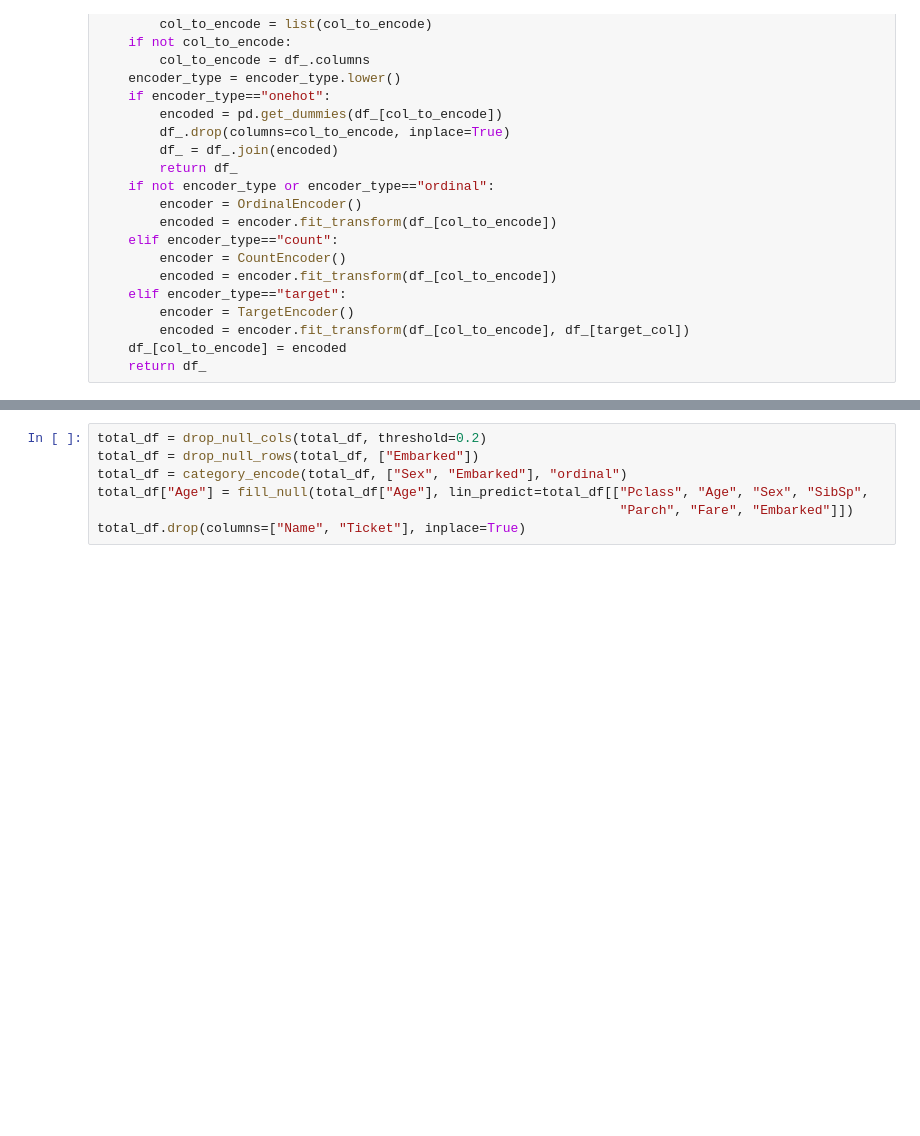
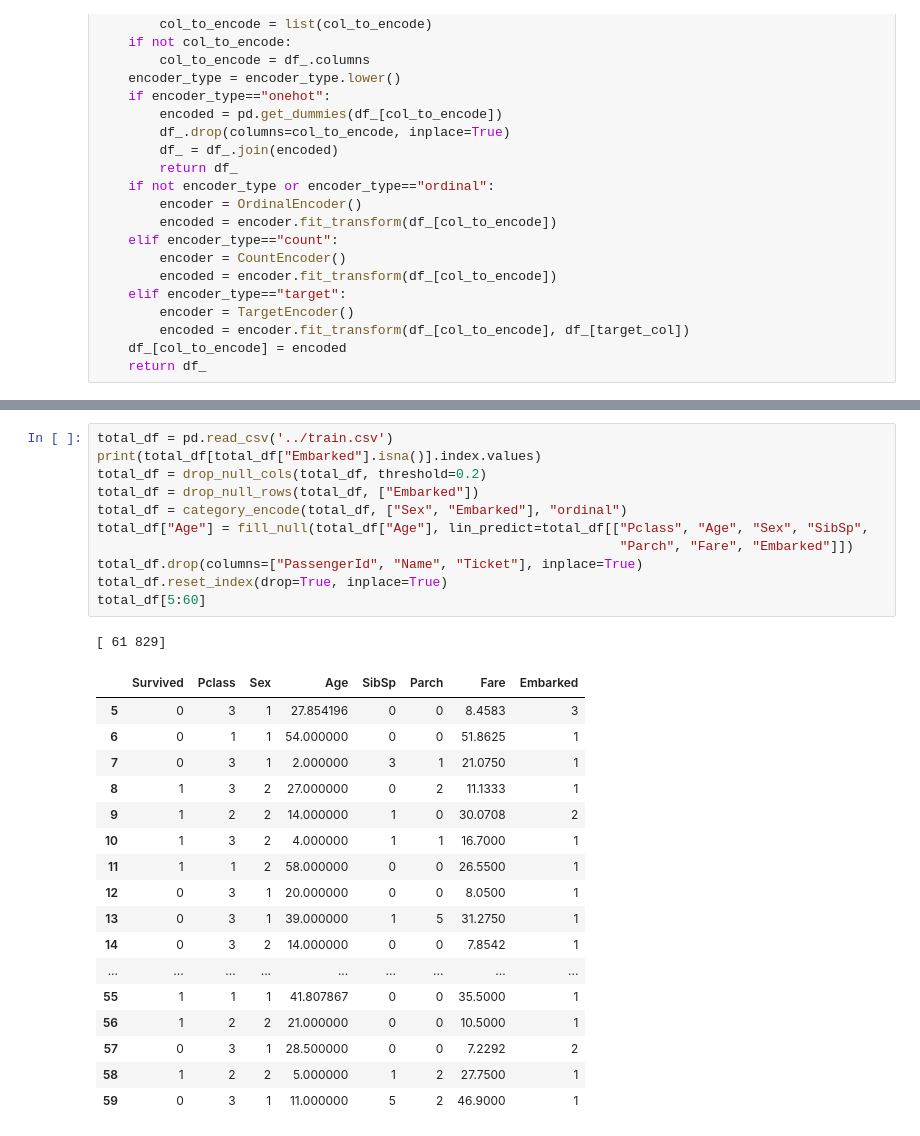
Before and after one commit to ParthivNaresh/ML_Library, a Jupyter notebook: ML_API.ipynb, the cells around one changed output, grey strips where cells are left out. Drawn from its saved outputs; the diff is of its cells as text; blank space fills up the shorter version.

```diff
--- a/ML_API.ipynb
+++ b/ML_API.ipynb
@@ -262,7 +288,30 @@ total_df
 # %%
+total_df = pd.read_csv('../train.csv')
+print(total_df[total_df["Embarked"].isna()].index.values)
 total_df = drop_null_cols(total_df, threshold=0.2)
 total_df = drop_null_rows(total_df, ["Embarked"])
 total_df = category_encode(total_df, ["Sex", "Embarked"], "ordinal")
 total_df["Age"] = fill_null(total_df["Age"], lin_predict=total_df[["Pclass", "Age", "Sex", "SibSp",
                                                                    "Parch", "Fare", "Embarked"]])
-total_df.drop(columns=["Name", "Ticket"], inplace=True)
+total_df.drop(columns=["PassengerId", "Name", "Ticket"], inplace=True)
+total_df.reset_index(drop=True, inplace=True)
+total_df[5:60]
+# %% [output]
+[ 61 829]
+|  | Survived | Pclass | Sex | Age | SibSp | Parch | Fare | Embarked |
+| 5 | 0 | 3 | 1 | 27.854196 | 0 | 0 | 8.4583 | 3 |
+| 6 | 0 | 1 | 1 | 54.000000 | 0 | 0 | 51.8625 | 1 |
+| 7 | 0 | 3 | 1 | 2.000000 | 3 | 1 | 21.0750 | 1 |
+| 8 | 1 | 3 | 2 | 27.000000 | 0 | 2 | 11.1333 | 1 |
+| 9 | 1 | 2 | 2 | 14.000000 | 1 | 0 | 30.0708 | 2 |
+| 10 | 1 | 3 | 2 | 4.000000 | 1 | 1 | 16.7000 | 1 |
+| 11 | 1 | 1 | 2 | 58.000000 | 0 | 0 | 26.5500 | 1 |
+| 12 | 0 | 3 | 1 | 20.000000 | 0 | 0 | 8.0500 | 1 |
+| 13 | 0 | 3 | 1 | 39.000000 | 1 | 5 | 31.2750 | 1 |
+| 14 | 0 | 3 | 2 | 14.000000 | 0 | 0 | 7.8542 | 1 |
+| ... | ... | ... | ... | ... | ... | ... | ... | ... |
+| 55 | 1 | 1 | 1 | 41.807867 | 0 | 0 | 35.5000 | 1 |
+| 56 | 1 | 2 | 2 | 21.000000 | 0 | 0 | 10.5000 | 1 |
+| 57 | 0 | 3 | 1 | 28.500000 | 0 | 0 | 7.2292 | 2 |
+| 58 | 1 | 2 | 2 | 5.000000 | 1 | 2 | 27.7500 | 1 |
+| 59 | 0 | 3 | 1 | 11.000000 | 5 | 2 | 46.9000 | 1 |
```
Also changed, not shown: parts of 6 cells of this notebook.
